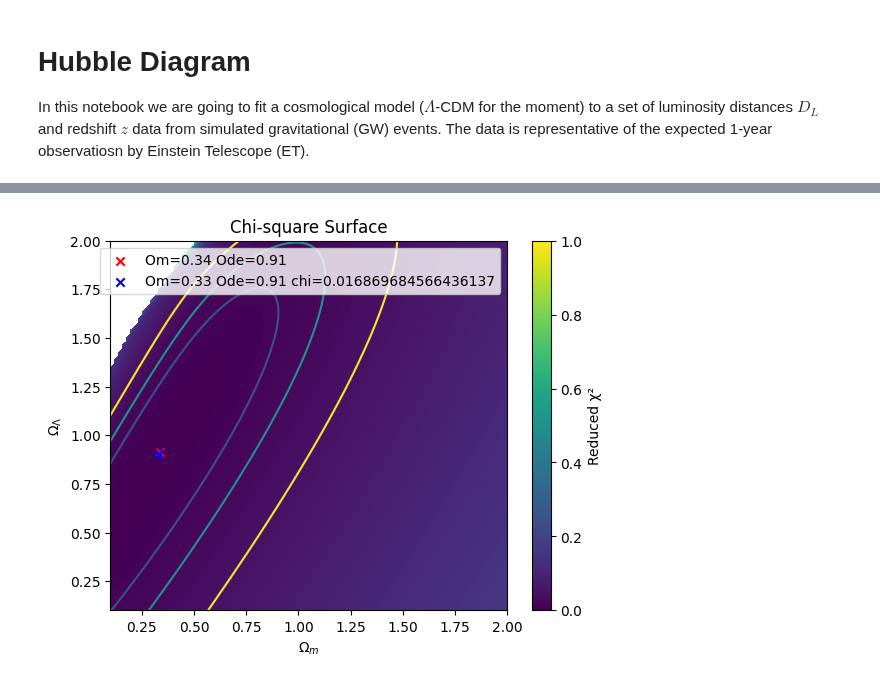
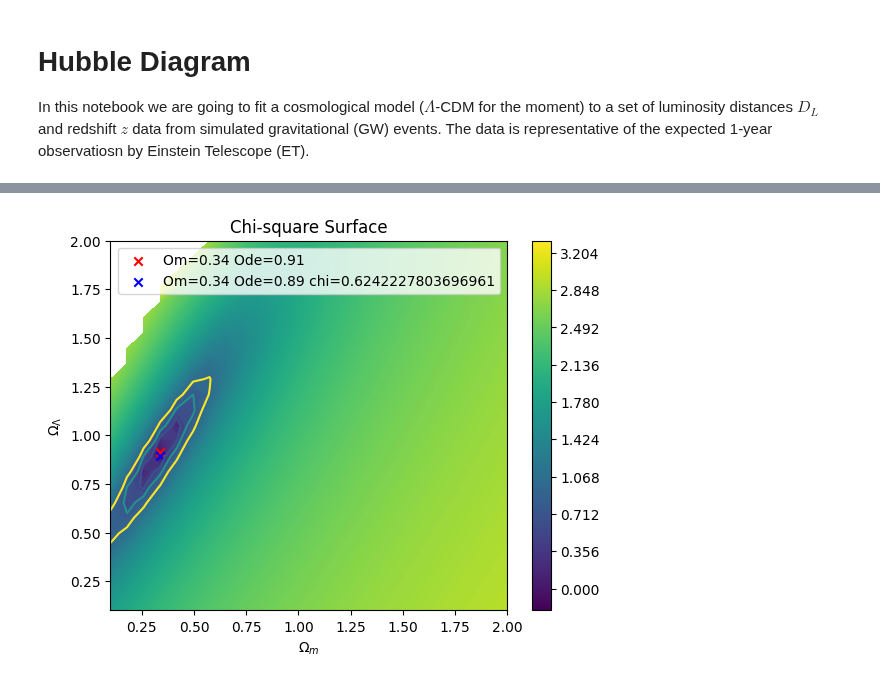
Before and after one commit to joanalnu/OAB-INAF, a Jupyter notebook: GW/hubble-diagram.ipynb, the cells around one changed output, grey strips where cells are left out. Drawn from its saved outputs; the diff is of its cells as text; code cells hidden in the pictures.

```diff
--- a/GW/hubble-diagram.ipynb
+++ b/GW/hubble-diagram.ipynb
@@ -10,6 +10,7 @@ from astropy.cosmology import LambdaCDM
 from scipy.optimize import curve_fit
 
 with h5py.File('nsns_population_joan.hdf5', 'r') as table:
-    # print(table.keys())
+    print(table.keys())
     dl_unsorted = table['dL'][()]
     z_unsorted = table['z'][()]
+    dl_err_unsorted = table['deldL'][()]
@@ -20,4 +23,5 @@ sorted_indices = np.argsort(z_unsorted)
 # Apply the sorting to both arrays
 z = z_unsorted[sorted_indices]
 dl = dl_unsorted[sorted_indices]
-dl_err = 0.05*dl # 5% of actual value
+#dl_err = dl_err_unsorted[sorted_indices]
+dl_err = 0.01*dl # 5% of actual value
@@ -36,7 +64,7 @@ plt.yscale('log')
 # %%
 # Parameter ranges
-Om = np.linspace(0.1, 2.0, 100)
-Ode = np.linspace(0.1, 2.0, 100)
+Om = np.linspace(0.1, 2.0, 25)
+Ode = np.linspace(0.1, 2.0, 25)
 
 # Calculate chi-square surface
 chi_surface = np.zeros([len(Om), len(Ode)])
@@ -84,19 +130,21 @@ Best fit parameters: Om = 0.34, Ode = 0.91
 # %%
 # Plot contour
 plt.figure()
-plt.contourf(Om, Ode, masked_chi_surface.T, levels=1000)
+im = plt.contourf(Om, Ode, np.log10(masked_chi_surface.T), levels=1000)
+plt.colorbar(im)
 plt.contour(Om, Ode, masked_chi_surface.T, levels=[min_chi, min_chi+2.3, min_chi+4.61, min_chi+9.21])#, linestyles=['solid','dashed','dotted'])
 plt.scatter(Om_fit, Ode_fit, marker='x', c='r', label=f'Om={Om_fit:.2f} Ode={Ode_fit:.2f}')
 plt.scatter(Om_manual_fit, Ode_manual_fit, marker='x', c='b', label=f'Om={Om_manual_fit:.2f} Ode={Ode_manual_fit:.2f} chi={min_chi}')
 
 plt.xlabel(r'$\Omega_m$')
 plt.ylabel(r'$\Omega_\Lambda$')
 plt.title('Chi-square Surface')
-plt.colorbar(label='Reduced χ²')
+#plt.xlim(0.45,0.65)
+#plt.ylim(1.0, 1.25)
 plt.legend()
 plt.show()
 # %% [output]
-[figure, old version]
+[figure, new version]
 # %%
 np.save('GW_chi_surface.npy', chi_surface)
 np.save('GW_mask.npy', mask)
```
Also changed, not shown: parts of 5 cells of this notebook, 4 other files.
